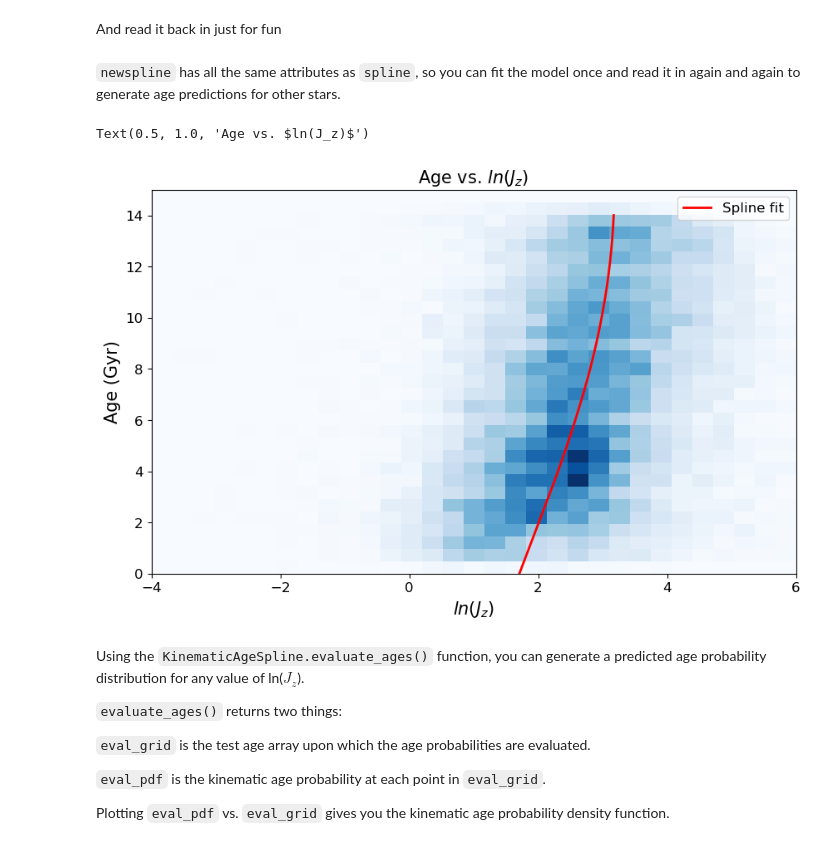
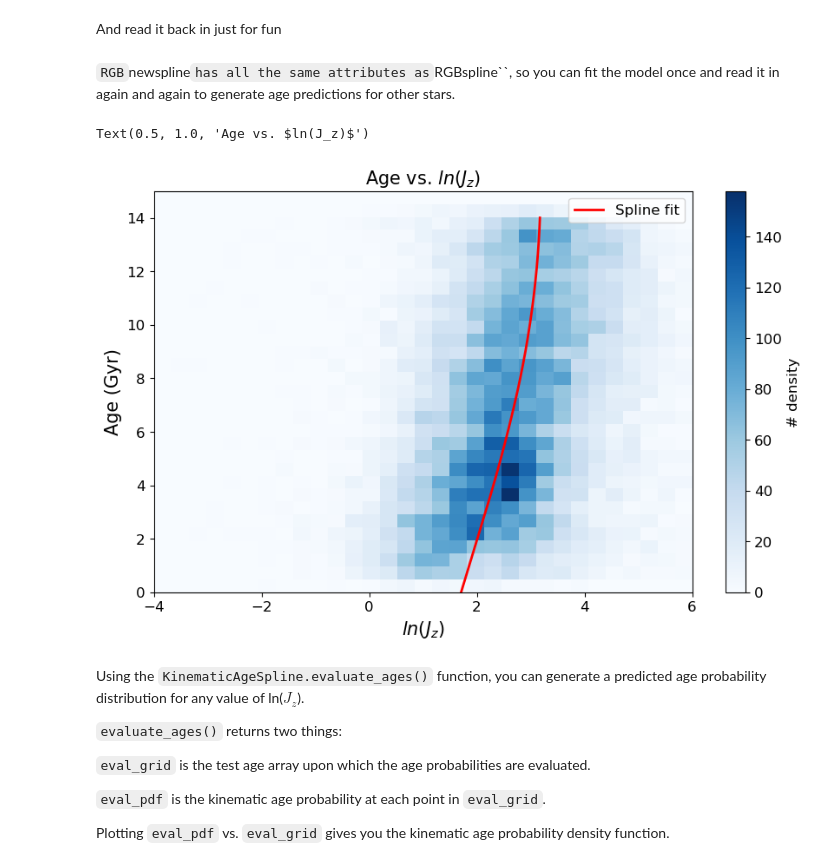
Before and after one commit to ssagear/zoomies, a Jupyter notebook: tutorials/Main_Kinematic_Age_Spline.ipynb, the cells around one changed output. Cells and saved outputs as stored; diff of their text form; code cells hidden in the pictures.

```diff
--- a/tutorials/Main_Kinematic_Age_Spline.ipynb
+++ b/tutorials/Main_Kinematic_Age_Spline.ipynb
@@ -130,7 +130,7 @@ spline.write(directory='../RGB_spline_model/')
 # %% [markdown]
 And read it back in just for fun
 # %%
-newspline = zoomies.read(directory='../RGB_spline_model/')
+RGBnewspline = zoomies.read(directory='../RGB_spline_model/')
 # %% [markdown]
-``newspline`` has all the same attributes as ``spline``, so you can fit the model once and read it in again and again to generate age predictions for other stars.
+`RGB`newspline`` has all the same attributes as ``RGBspline``, so you can fit the model once and read it in again and again to generate age predictions for other stars.
 # %%
@@ -138,15 +138,15 @@ newspline.evaluate_spline()
 # %%
-plt.hist2d(newspline.lnJz, newspline.age, bins=(np.linspace(-4, 6, 32), np.linspace(0, 15, 32)), cmap='Blues')
-plt.plot(newspline.eval_spline, newspline.grid, color='red', label='Spline fit', lw=2)
+plt.hist2d(RGBnewspline.lnJz, RGBnewspline.age, bins=(np.linspace(-4, 6, 32), np.linspace(0, 15, 32)), cmap='Blues')
+plt.plot(RGBnewspline.eval_spline, RGBnewspline.grid, color='red', label='Spline fit', lw=2)
 
 plt.ylabel('Age (Gyr)', fontsize=15);
 plt.xlabel('$ln(J_z)$', fontsize=15);
-#plt.colorbar(label='# density');
+plt.colorbar(label='# density');
 plt.legend()
 plt.title('Age vs. $ln(J_z)$', fontsize=15)
 # %% [output]
 Text(0.5, 1.0, 'Age vs. $ln(J_z)$')
-[figure, old version]
+[figure, new version]
 # %% [markdown]
 Using the ``KinematicAgeSpline.evaluate_ages()`` function, you can generate a predicted age probability distribution for any value of ln($J_z$).
 
```
Also changed, not shown: parts of 54 cells of this notebook, 2 other files.
